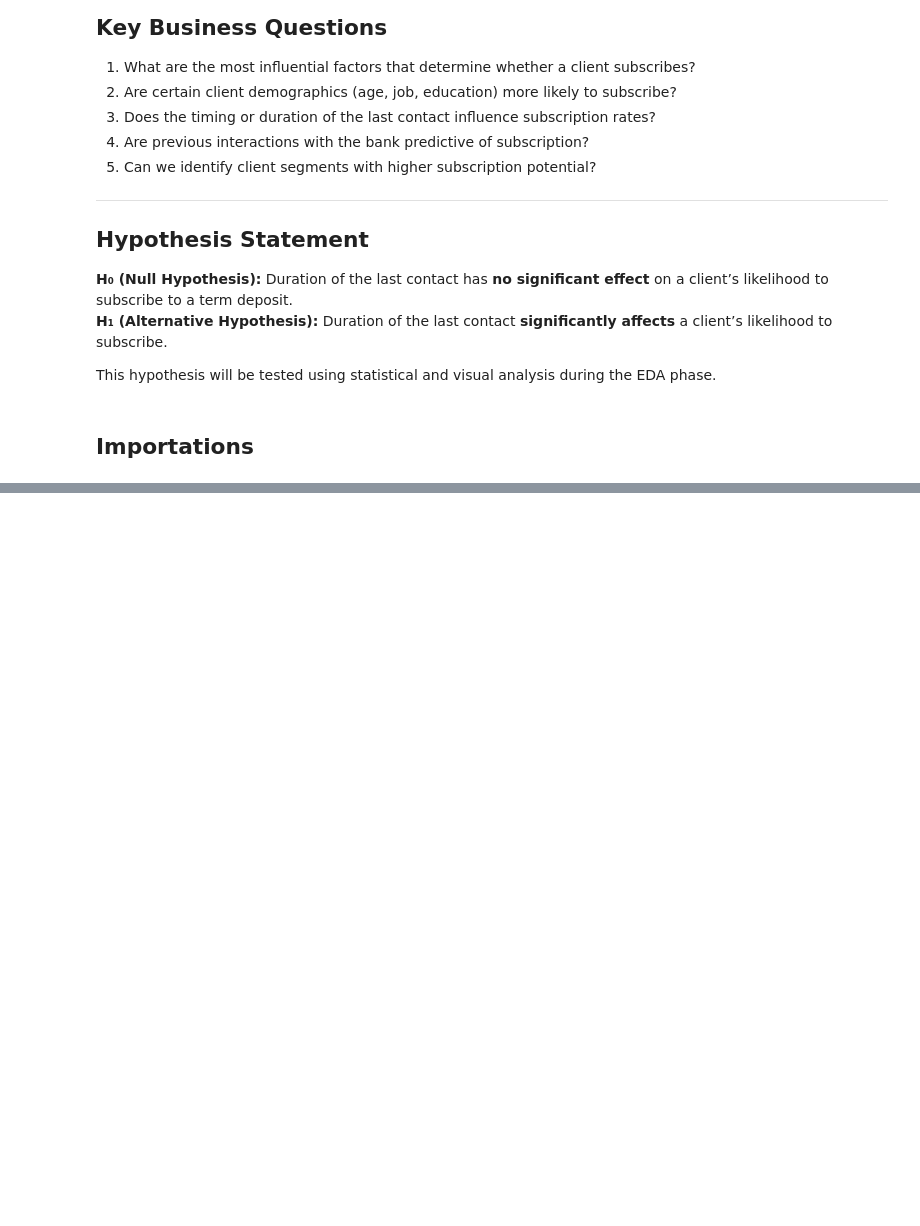
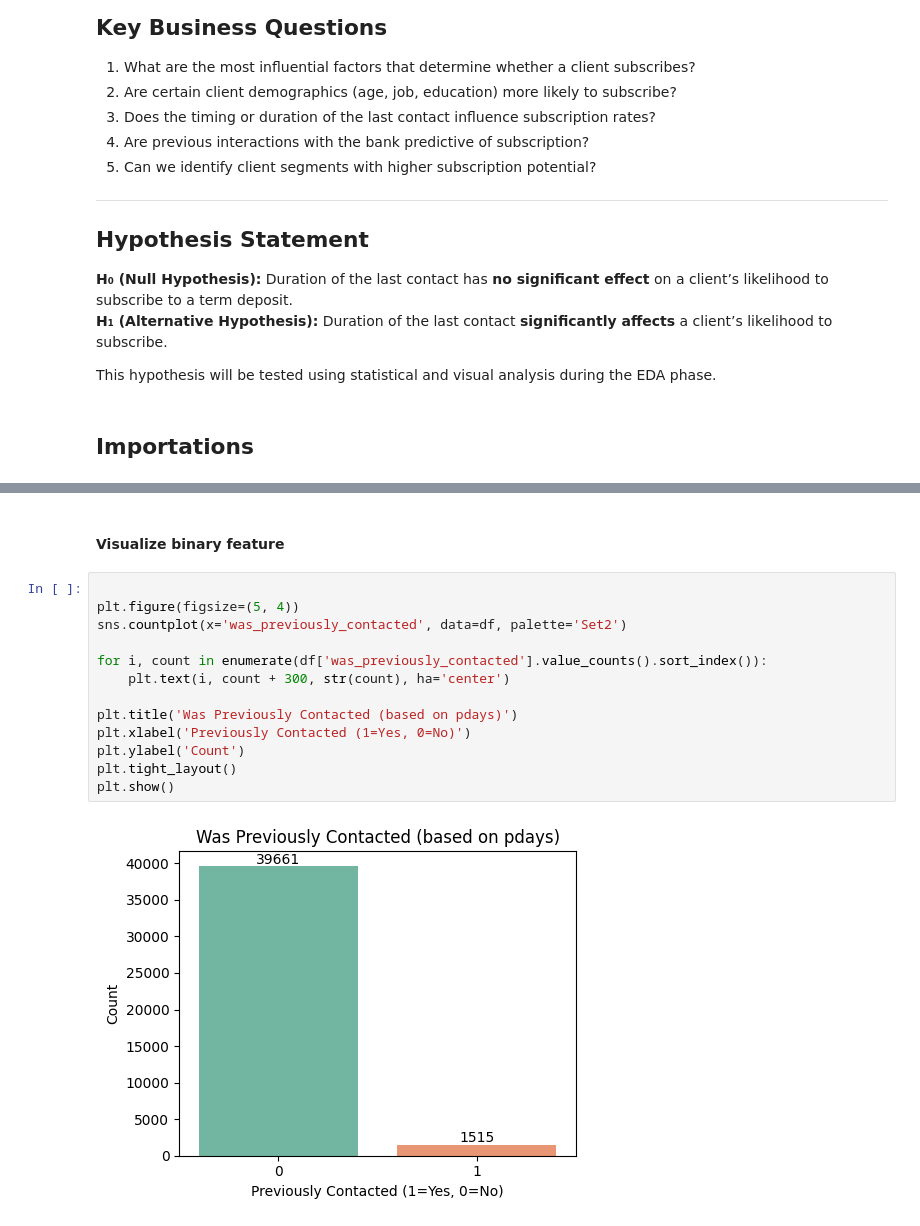
Before and after one commit to michaelodumanye/Bank-Term-Deposit-Predictor, a Jupyter notebook: notebooks/project.ipynb, the cells around one changed output, grey strips where cells are left out. Drawn from its saved outputs; the diff is of its cells as text; blank space fills up the shorter version.

```diff
--- a/notebooks/project.ipynb
+++ b/notebooks/project.ipynb
@@ -101,0 +341,17 @@ ModuleNotFoundError: No module named 'numpy'
+# %% [markdown]
+#### Visualize binary feature
+# %%
+
+plt.figure(figsize=(5, 4))
+sns.countplot(x='was_previously_contacted', data=df, palette='Set2')
+
+for i, count in enumerate(df['was_previously_contacted'].value_counts().sort_index()):
+    plt.text(i, count + 300, str(count), ha='center')
+
+plt.title('Was Previously Contacted (based on pdays)')
+plt.xlabel('Previously Contacted (1=Yes, 0=No)')
+plt.ylabel('Count')
+plt.tight_layout()
+plt.show()
+# %% [output]
+[figure, added]
```
Also changed, not shown: parts of 63 cells of this notebook, 4 other files.
